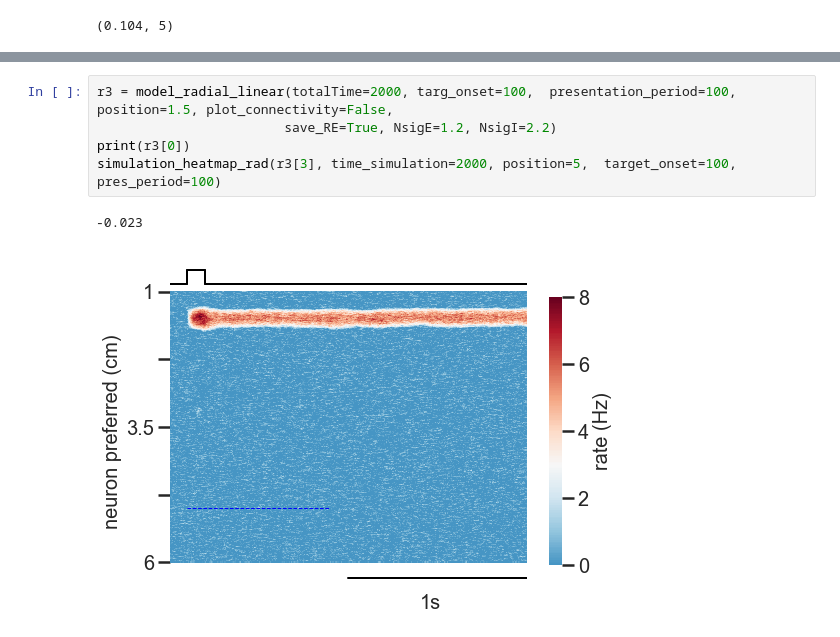
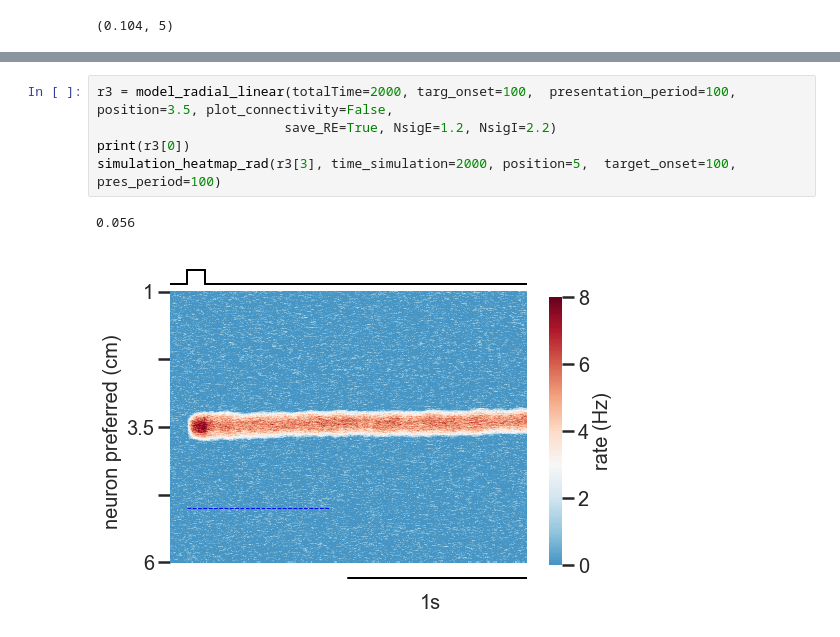
Before and after one commit to davidbestue/interference_topography, a Jupyter notebook: simulations/model/radial/Examples_linear.ipynb, the cells around one changed output, grey strips where cells are left out. Cells and saved outputs as stored; diff of their text form.

```diff
--- a/simulations/model/radial/Examples_linear.ipynb
+++ b/simulations/model/radial/Examples_linear.ipynb
@@ -44,10 +44,10 @@ list(np.arange(1.5,5.25,0.25))
  4.75,
  5.0]
 # %%
-r3 = model_radial_linear(totalTime=2000, targ_onset=100,  presentation_period=100, position=1.5, plot_connectivity=False,
+r3 = model_radial_linear(totalTime=2000, targ_onset=100,  presentation_period=100, position=3.5, plot_connectivity=False,
                         save_RE=True, NsigE=1.2, NsigI=2.2)
 print(r3[0])
 simulation_heatmap_rad(r3[3], time_simulation=2000, position=5,  target_onset=100, pres_period=100)
 # %% [output]
--0.023
+0.056
-[figure, old version]
+[figure, new version]
```
Also changed, not shown: parts of 1 cell of this notebook, 1 other file.
